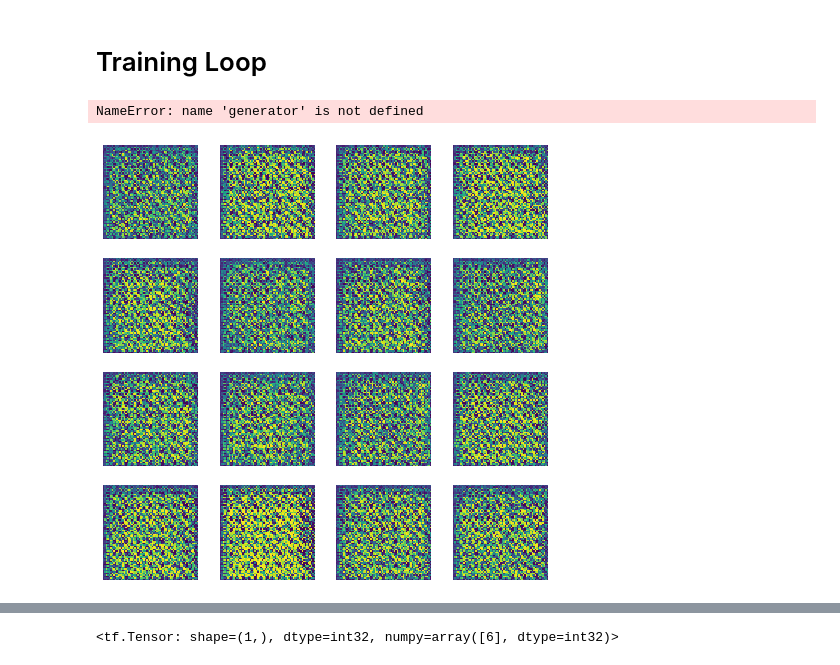
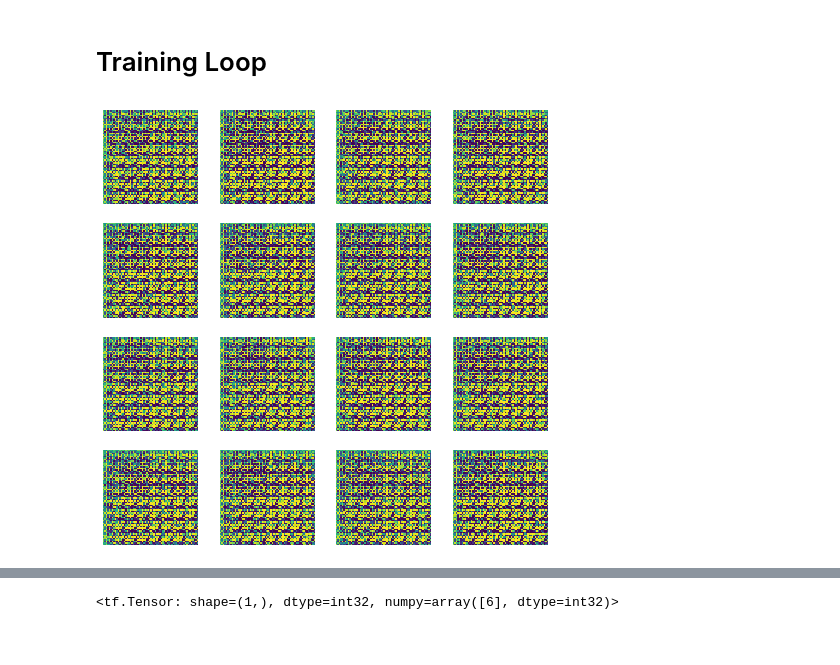
Before and after one commit to rghosh8/oh-my-dog, a Jupyter notebook: src/eda.ipynb, the cells around one changed output, grey strips where cells are left out. Drawn from its saved outputs; the diff is of its cells as text; code cells hidden in the pictures.

Commit message:
update 1200 epoch

```diff
--- a/src/eda.ipynb
+++ b/src/eda.ipynb
@@ -48,6 +48,12 @@ start=time.time()
 from onboarding import *
 print(f'\t\tonboarding took {time.time()-start} s in loading')
 print('======================')
+print('\n')
+start=time.time()
+from generate_and_save_images import *
+print(f'\t\tgenerate_and_save_images took {time.time()-start} s in loading')
+print('======================')
+from train_step import *
 print(f'\tall user-defined modules took {time.time()-start_} s in loading')
 # %% [output]
 =============loading external modules now=========
@@ -137,6 +146,7 @@ imagesIn = tf.cast(imagesIn, 'float32')
 # %%
 BUFFER_SIZE = 20000
 BATCH_SIZE = 32
+imagesIn = tf.cast(normalized_image_vectors, 'float32')
 ds = tf.data.Dataset.from_tensor_slices(imagesIn).shuffle(BUFFER_SIZE).batch(BATCH_SIZE)
 print(ds)
 # %% [output]
@@ -154,14 +154,5 @@ generator_loss
 # %% [markdown]
 # Training Loop
-# %%
-checkpoint_dir = './training_checkpoints'
-checkpoint_prefix = os.path.join(checkpoint_dir, "ckpt")
-checkpoint = tf.train.Checkpoint(generator_optimizer=generator_optimizer,
-                                 discriminator_optimizer=discriminator_optimizer,
-                                 generator=generator,
-                                 discriminator=discriminator)
-# %% [output]
-NameError: name 'generator' is not defined
 # %%
 # Notice the use of `tf.function`
 # This annotation causes the function to be "compiled".
@@ -227,8 +218,8 @@ def generate_and_save_images(model, epoch, test_input):
 # %%
 %%time
 print('Starting training')
 train_dataset=ds
-EPOCHS = 300
+EPOCHS = 1200
 train(train_dataset, EPOCHS)
 # %% [output]
-[figure, old version]
+[figure, new version]
```
Also changed, not shown: parts of 19 cells of this notebook, 7 other files.
